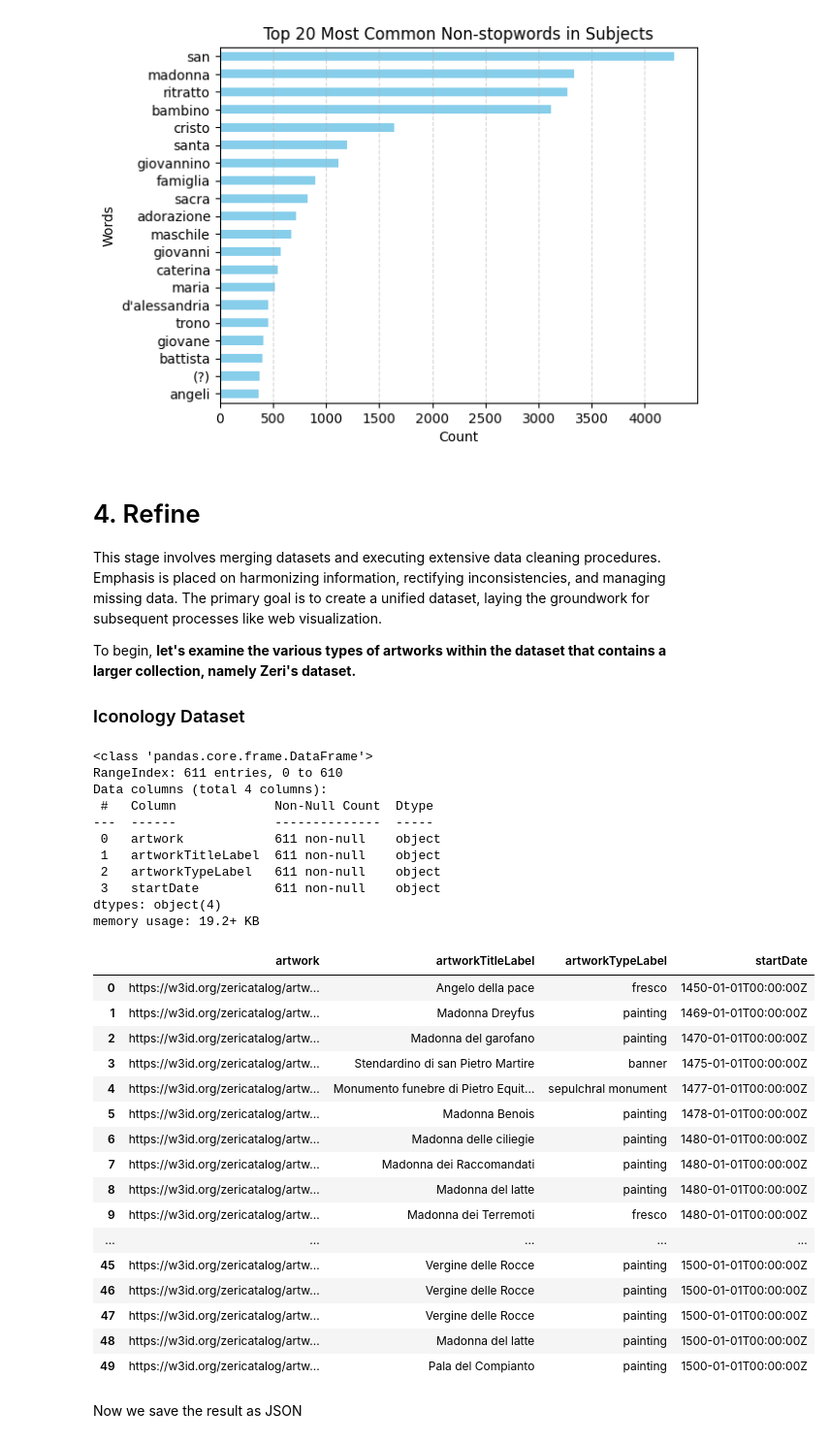
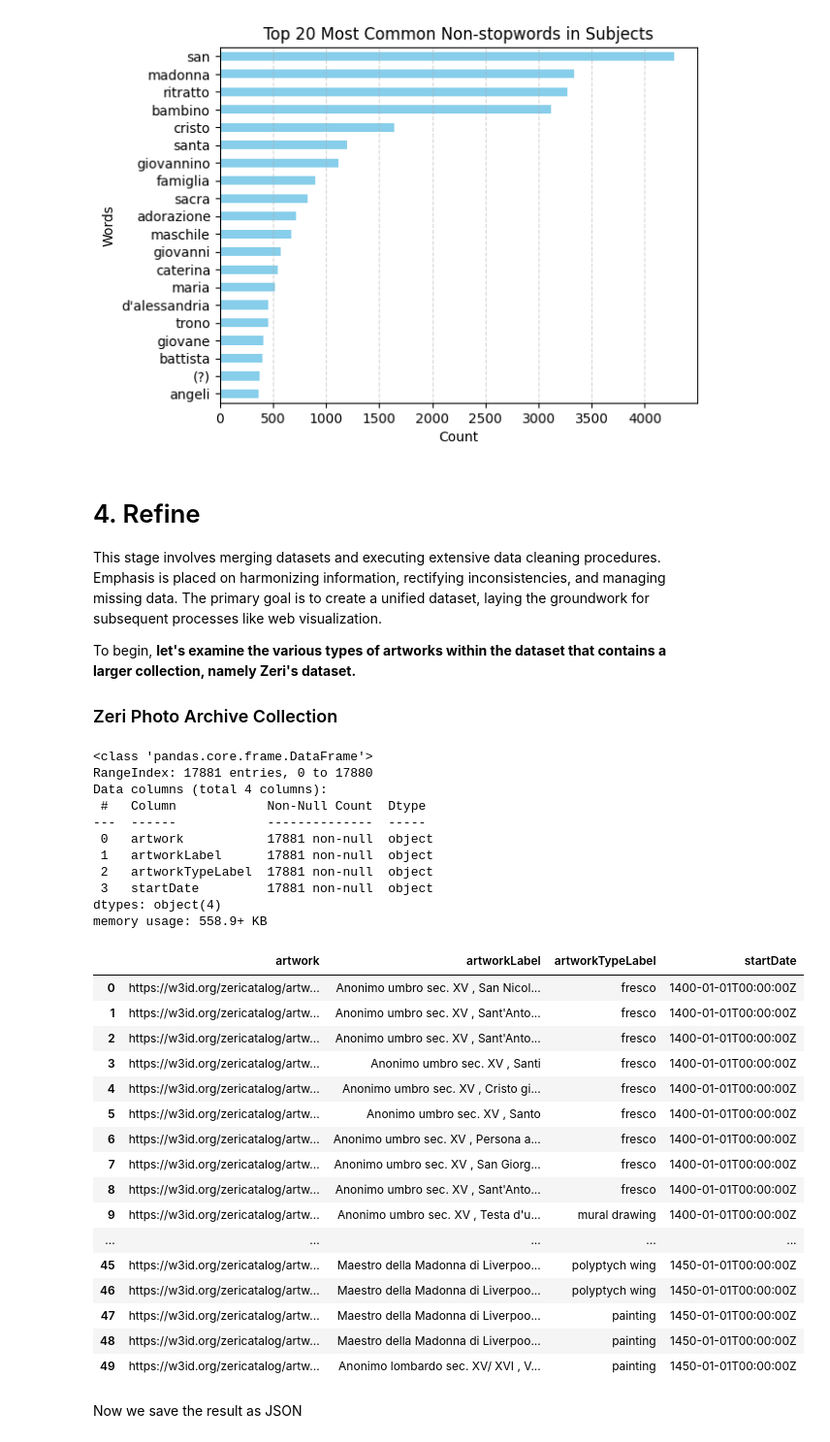
Before and after one commit to sterenz/IconoGraph, a Jupyter notebook: IconoGraph_EDA.ipynb, the cells around one changed output. Shown at 97% size. Saved outputs shown, nothing was run; the diff lists cells and outputs as text; code cells hidden in the pictures.

```diff
--- a/IconoGraph_EDA.ipynb
+++ b/IconoGraph_EDA.ipynb
@@ -1808,6 +1808,9 @@ try:
         # Modify the regex pattern to drop two capital letters at the end of 'locationLabel' with the last space
         df['locationLabel'] = df['locationLabel'].str.replace(r'\s+[A-Z]{2}$', '', regex=True)
 
+        # Extracting text within quotes from 'artworkTitleLabel' column
+        df['artworkLabel'] = df['artworkLabel'].str.extract(r'"([^"]*)"')
+
     else:
 
         print("No results returned from the SPARQL query")
@@ -2170,7 +2166,7 @@ This stage involves merging datasets and executing extensive data cleaning proce
 
 To begin, **let's examine the various types of artworks within the dataset that contains a larger collection, namely Zeri's dataset.**
 
-### Iconology Dataset
+### Zeri Photo Archive Collection
 # %%
 # Define the SPARQL query
 query = """
@@ -2193,11 +2189,10 @@ PREFIX hico: <http://purl.org/emmedi/hico/>
 PREFIX terms: <http://purl.org/dc/terms/>
 PREFIX xsd: <http://www.w3.org/2001/XMLSchema#>
 
-SELECT DISTINCT ?artwork ?artworkTitleLabel ?artworkTypeLabel ?startDate
+SELECT DISTINCT ?artwork ?artworkLabel ?artworkTypeLabel ?startDate
 WHERE {
 
     ?artwork a fabio:ArtisticWork ;
-             crm:P102_has_title ?artworkTitle ;
              rdfs:label ?artworkLabel ;
              crm:P94i_was_created_by ?creation ;
              fabio:hasManifestation ?manifestation ;
@@ -2205,9 +2200,6 @@ WHERE {
 
     ?artworkType rdfs:label ?artworkTypeLabel .
     FILTER(LANG(?artworkTypeLabel) = 'en')
-
-    ?artworkTitle rdfs:label ?artworkTitleLabel .
-    FILTER(LANG(?artworkTitleLabel) = 'en')
 
     ?creation crm:P4_has_time_span ?timeSpan .
     ?timeSpan ti:hasIntervalStartDate ?startDate .
@@ -2221,61 +2213,61 @@ WHERE {
 """
 
 try:
     # Prepare the SPARQL query
     query_obj = prepareQuery(query)
 
     # Execute the query and retrieve the results
     results = zeri_graph.query(query_obj)
 
     if results:
 
         # Convert SPARQL results to a pandas DataFrame
         zeri_artworks_type_df = pd.DataFrame(results, columns=results.vars)
 
-        zeri_artworks_type_df = zeri_artworks_type_df.set_axis(['artwork', 'artworkTitleLabel', 'artworkTypeLabel', 'startDate'], axis='columns')
+        zeri_artworks_type_df = zeri_artworks_type_df.set_axis(['artwork', 'artworkLabel', 'artworkTypeLabel', 'startDate'], axis='columns')
 
-        # Extracting text within quotes from 'artworkTitleLabel' column
-        zeri_artworks_type_df['artworkTitleLabel'] = zeri_artworks_type_df['artworkTitleLabel'].str.extract(r'"([^"]*)"')
+        # Extracting text within quotes from 'artworkLabel' column
+        zeri_artworks_type_df['artworkLabel'] = zeri_artworks_type_df['artworkLabel'].str.extract(r'"([^"]*)"')
 
 except Exception as e:
     print("An error occurred:", e)
 
 zeri_artworks_type_df = zeri_artworks_type_df.drop_duplicates(['artwork'])
 
 # Reindex the DataFrame to create a continuous index sequence
 zeri_artworks_type_df = zeri_artworks_type_df.reset_index(drop=True)
 
 zeri_artworks_type_df.info()
 zeri_artworks_type_df.head(50)
 # %% [output]
 <class 'pandas.core.frame.DataFrame'>
-RangeIndex: 611 entries, 0 to 610
+RangeIndex: 17881 entries, 0 to 17880
 Data columns (total 4 columns):
- #   Column             Non-Null Count  Dtype
----  ------             --------------  -----
- 0   artwork            611 non-null    object
- 1   artworkTitleLabel  611 non-null    object
- 2   artworkTypeLabel   611 non-null    object
- 3   startDate          611 non-null    object
+ #   Column            Non-Null Count  Dtype
+---  ------            --------------  -----
+ 0   artwork           17881 non-null  object
+ 1   artworkLabel      17881 non-null  object
+ 2   artworkTypeLabel  17881 non-null  object
+ 3   startDate         17881 non-null  object
 dtypes: object(4)
-memory usage: 19.2+ KB
+memory usage: 558.9+ KB
-|  | artwork | artworkTitleLabel | artworkTypeLabel | startDate |
-| 0 | https://w3id.org/zericatalog/artw... | Angelo della pace | fresco | 1450-01-01T00:00:00Z |
-| 1 | https://w3id.org/zericatalog/artw... | Madonna Dreyfus | painting | 1469-01-01T00:00:00Z |
-| 2 | https://w3id.org/zericatalog/artw... | Madonna del garofano | painting | 1470-01-01T00:00:00Z |
-| 3 | https://w3id.org/zericatalog/artw... | Stendardino di san Pietro Martire | banner | 1475-01-01T00:00:00Z |
-| 4 | https://w3id.org/zericatalog/artw... | Monumento funebre di Pietro Equit... | sepulchral monument | 1477-01-01T00:00:00Z |
-| 5 | https://w3id.org/zericatalog/artw... | Madonna Benois | painting | 1478-01-01T00:00:00Z |
-| 6 | https://w3id.org/zericatalog/artw... | Madonna delle ciliegie | painting | 1480-01-01T00:00:00Z |
-| 7 | https://w3id.org/zericatalog/artw... | Madonna dei Raccomandati | painting | 1480-01-01T00:00:00Z |
-| 8 | https://w3id.org/zericatalog/artw... | Madonna del latte | painting | 1480-01-01T00:00:00Z |
-| 9 | https://w3id.org/zericatalog/artw... | Madonna dei Terremoti | fresco | 1480-01-01T00:00:00Z |
+|  | artwork | artworkLabel | artworkTypeLabel | startDate |
+| 0 | https://w3id.org/zericatalog/artw... | Anonimo umbro sec. XV , San Nicol... | fresco | 1400-01-01T00:00:00Z |
+| 1 | https://w3id.org/zericatalog/artw... | Anonimo umbro sec. XV , Sant'Anto... | fresco | 1400-01-01T00:00:00Z |
+| 2 | https://w3id.org/zericatalog/artw... | Anonimo umbro sec. XV , Sant'Anto... | fresco | 1400-01-01T00:00:00Z |
+| 3 | https://w3id.org/zericatalog/artw... | Anonimo umbro sec. XV , Santi | fresco | 1400-01-01T00:00:00Z |
+| 4 | https://w3id.org/zericatalog/artw... | Anonimo umbro sec. XV , Cristo gi... | fresco | 1400-01-01T00:00:00Z |
+| 5 | https://w3id.org/zericatalog/artw... | Anonimo umbro sec. XV , Santo | fresco | 1400-01-01T00:00:00Z |
+| 6 | https://w3id.org/zericatalog/artw... | Anonimo umbro sec. XV , Persona a... | fresco | 1400-01-01T00:00:00Z |
+| 7 | https://w3id.org/zericatalog/artw... | Anonimo umbro sec. XV , San Giorg... | fresco | 1400-01-01T00:00:00Z |
+| 8 | https://w3id.org/zericatalog/artw... | Anonimo umbro sec. XV , Sant'Anto... | fresco | 1400-01-01T00:00:00Z |
+| 9 | https://w3id.org/zericatalog/artw... | Anonimo umbro sec. XV , Testa d'u... | mural drawing | 1400-01-01T00:00:00Z |
 | ... | ... | ... | ... | ... |
-| 45 | https://w3id.org/zericatalog/artw... | Vergine delle Rocce | painting | 1500-01-01T00:00:00Z |
-| 46 | https://w3id.org/zericatalog/artw... | Vergine delle Rocce | painting | 1500-01-01T00:00:00Z |
-| 47 | https://w3id.org/zericatalog/artw... | Vergine delle Rocce | painting | 1500-01-01T00:00:00Z |
-| 48 | https://w3id.org/zericatalog/artw... | Madonna del latte | painting | 1500-01-01T00:00:00Z |
-| 49 | https://w3id.org/zericatalog/artw... | Pala del Compianto | painting | 1500-01-01T00:00:00Z |
+| 45 | https://w3id.org/zericatalog/artw... | Maestro della Madonna di Liverpoo... | polyptych wing | 1450-01-01T00:00:00Z |
+| 46 | https://w3id.org/zericatalog/artw... | Maestro della Madonna di Liverpoo... | polyptych wing | 1450-01-01T00:00:00Z |
+| 47 | https://w3id.org/zericatalog/artw... | Maestro della Madonna di Liverpoo... | painting | 1450-01-01T00:00:00Z |
+| 48 | https://w3id.org/zericatalog/artw... | Maestro della Madonna di Liverpoo... | painting | 1450-01-01T00:00:00Z |
+| 49 | https://w3id.org/zericatalog/artw... | Anonimo lombardo sec. XV/ XVI , V... | painting | 1450-01-01T00:00:00Z |
 # %% [markdown]
 Now we save the result as JSON
 # %%
```
Also changed, not shown: parts of 10 cells of this notebook, 9 other files.
